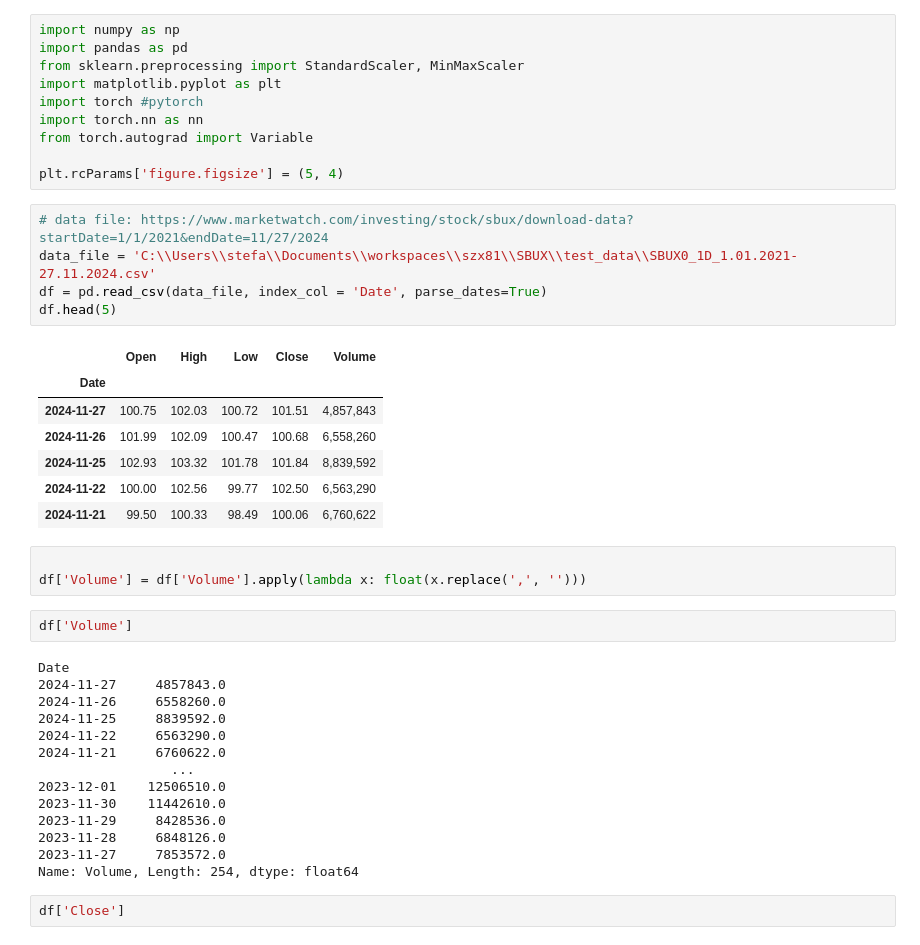
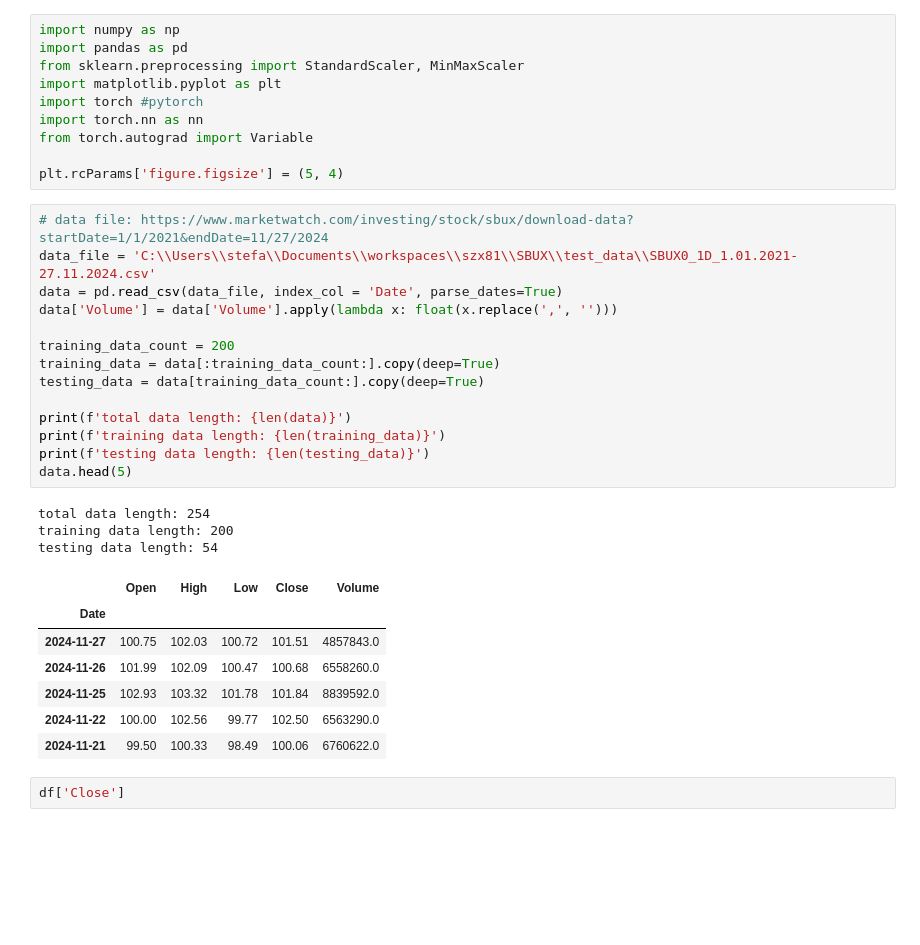
Before and after one commit to stefanzarembinski/szx81, a Jupyter notebook: src/LSTM/tutorial.ipynb, the cells around one changed output. Cells and saved outputs as stored; diff of their text form; blank space fills up the shorter version.

```diff
--- a/src/LSTM/tutorial.ipynb
+++ b/src/LSTM/tutorial.ipynb
@@ -13,35 +13,28 @@ plt.rcParams['figure.figsize'] = (5, 4)
 # %%
 # data file: https://www.marketwatch.com/investing/stock/sbux/download-data?startDate=1/1/2021&endDate=11/27/2024
 data_file = 'C:\\Users\\stefa\\Documents\\workspaces\\szx81\\SBUX\\test_data\\SBUX0_1D_1.01.2021-27.11.2024.csv'
-df = pd.read_csv(data_file, index_col = 'Date', parse_dates=True)
-df.head(5)
+data = pd.read_csv(data_file, index_col = 'Date', parse_dates=True)
+data['Volume'] = data['Volume'].apply(lambda x: float(x.replace(',', '')))
+
+training_data_count = 200
+training_data = data[:training_data_count:].copy(deep=True)
+testing_data = data[training_data_count:].copy(deep=True)
+
+print(f'total data length: {len(data)}')
+print(f'training data length: {len(training_data)}')
+print(f'testing data length: {len(testing_data)}')
+data.head(5)
 # %% [output]
+total data length: 254
+training data length: 200
+testing data length: 54
 |  | Open | High | Low | Close | Volume |
 | Date |  |  |  |  |  |
-| 2024-11-27 | 100.75 | 102.03 | 100.72 | 101.51 | 4,857,843 |
-| 2024-11-26 | 101.99 | 102.09 | 100.47 | 100.68 | 6,558,260 |
-| 2024-11-25 | 102.93 | 103.32 | 101.78 | 101.84 | 8,839,592 |
-| 2024-11-22 | 100.00 | 102.56 | 99.77 | 102.50 | 6,563,290 |
-| 2024-11-21 | 99.50 | 100.33 | 98.49 | 100.06 | 6,760,622 |
+| 2024-11-27 | 100.75 | 102.03 | 100.72 | 101.51 | 4857843.0 |
+| 2024-11-26 | 101.99 | 102.09 | 100.47 | 100.68 | 6558260.0 |
+| 2024-11-25 | 102.93 | 103.32 | 101.78 | 101.84 | 8839592.0 |
+| 2024-11-22 | 100.00 | 102.56 | 99.77 | 102.50 | 6563290.0 |
+| 2024-11-21 | 99.50 | 100.33 | 98.49 | 100.06 | 6760622.0 |
-# %%
-
-df['Volume'] = df['Volume'].apply(lambda x: float(x.replace(',', '')))
-# %%
-df['Volume']
-# %% [output]
-Date
-2024-11-27     4857843.0
-2024-11-26     6558260.0
-2024-11-25     8839592.0
-2024-11-22     6563290.0
-2024-11-21     6760622.0
-                 ...
-2023-12-01    12506510.0
-2023-11-30    11442610.0
-2023-11-29     8428536.0
-2023-11-28     6848126.0
-2023-11-27     7853572.0
-Name: Volume, Length: 254, dtype: float64
 # %%
 df['Close']
 # %% [output]
```
Also changed, not shown: parts of 15 cells of this notebook, 3 other files.
